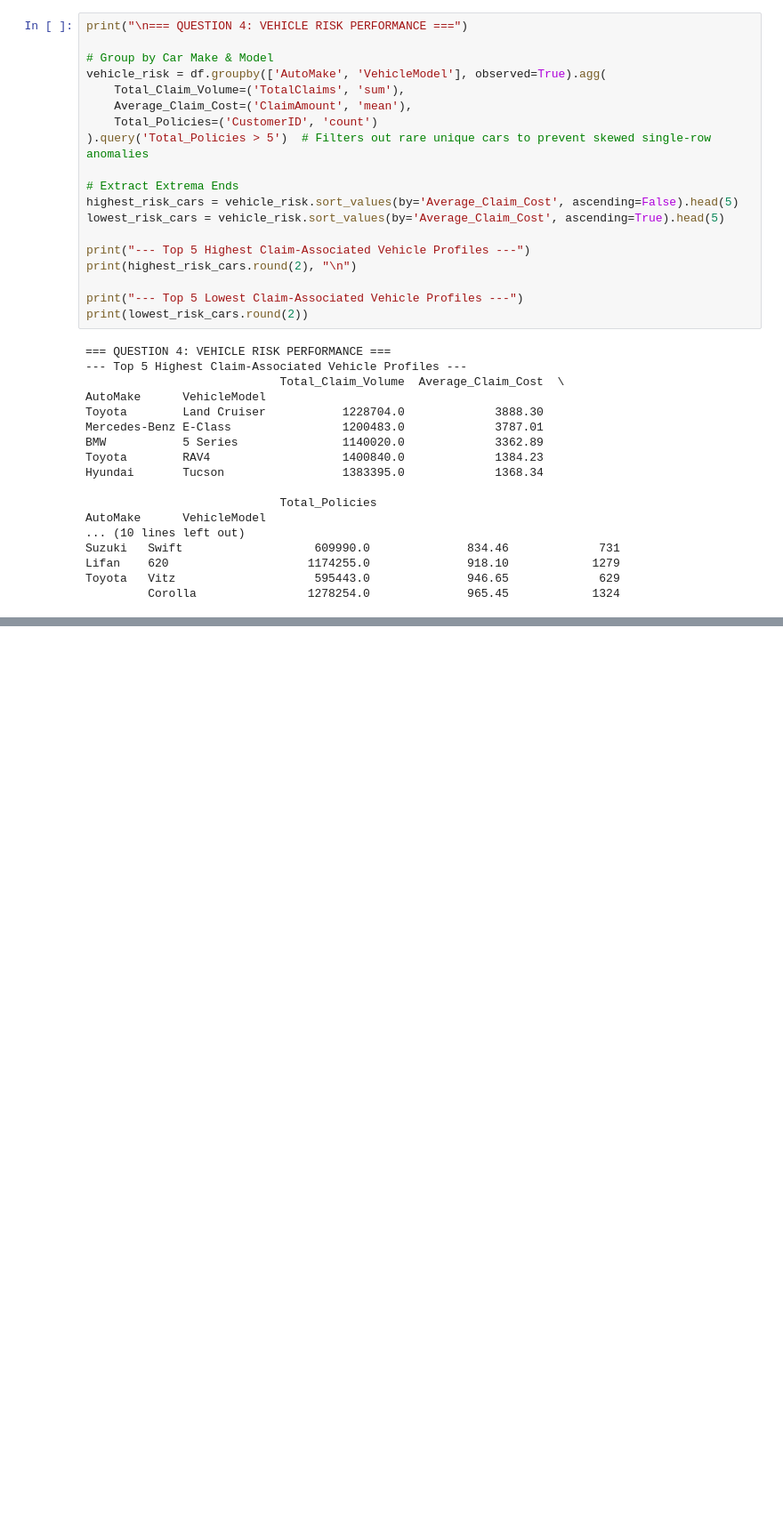
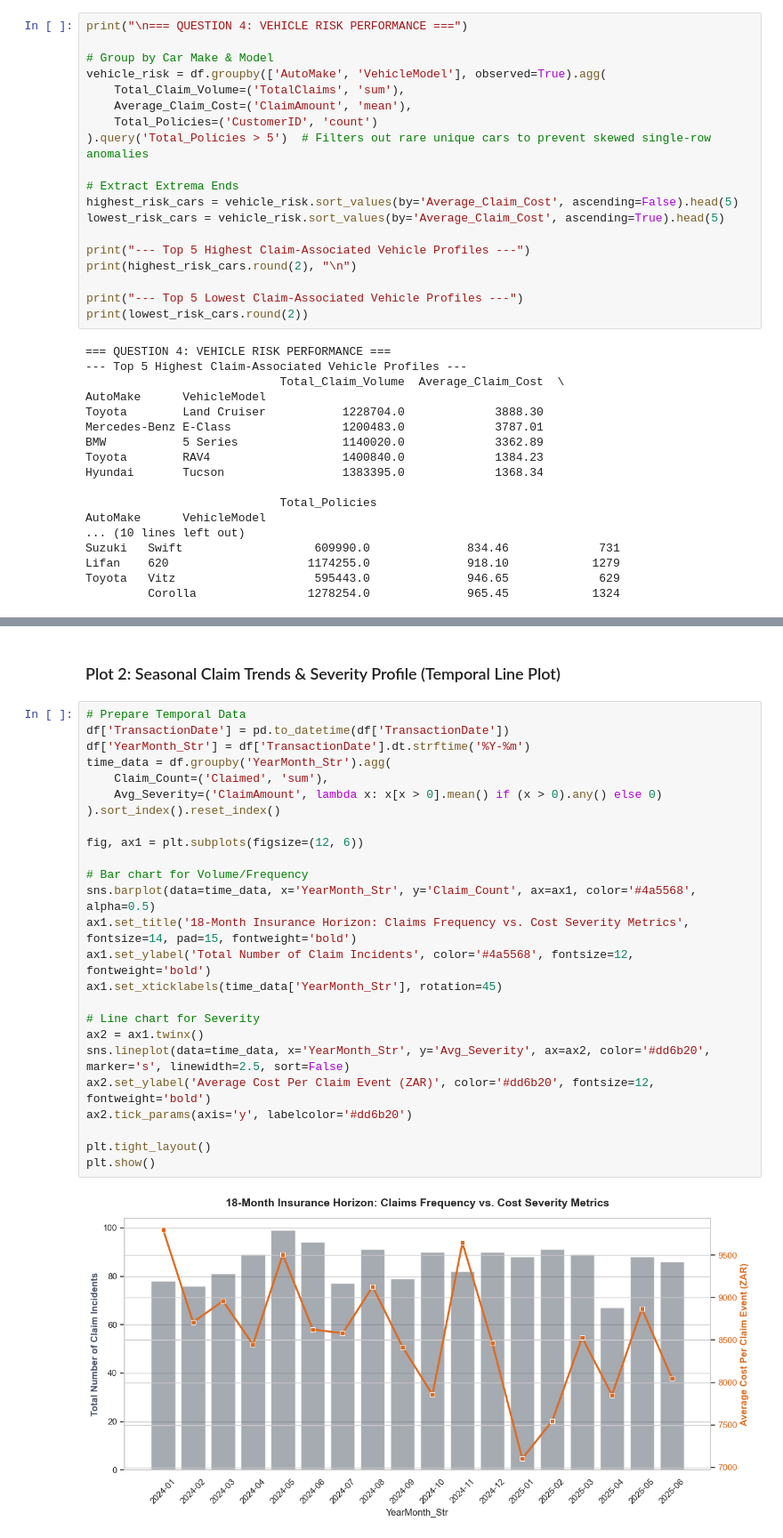
Before and after one commit to hk12214/insurance-risk-analytics, a Jupyter notebook: notebooks/01_eda.ipynb, the cells around one changed output, grey strips where cells are left out. Shown at 89% size. Drawn from its saved outputs; the diff is of its cells as text; blank space fills up the shorter version.

```diff
--- a/notebooks/01_eda.ipynb
+++ b/notebooks/01_eda.ipynb
@@ -370,0 +411,29 @@ Toyota   Vitz                    595443.0              946.65             629
+# %% [markdown]
+### Plot 2: Seasonal Claim Trends & Severity Profile (Temporal Line Plot)
+# %%
+# Prepare Temporal Data
+df['TransactionDate'] = pd.to_datetime(df['TransactionDate'])
+df['YearMonth_Str'] = df['TransactionDate'].dt.strftime('%Y-%m')
+time_data = df.groupby('YearMonth_Str').agg(
+    Claim_Count=('Claimed', 'sum'),
+    Avg_Severity=('ClaimAmount', lambda x: x[x > 0].mean() if (x > 0).any() else 0)
+).sort_index().reset_index()
+
+fig, ax1 = plt.subplots(figsize=(12, 6))
+
+# Bar chart for Volume/Frequency
+sns.barplot(data=time_data, x='YearMonth_Str', y='Claim_Count', ax=ax1, color='#4a5568', alpha=0.5)
+ax1.set_title('18-Month Insurance Horizon: Claims Frequency vs. Cost Severity Metrics', fontsize=14, pad=15, fontweight='bold')
+ax1.set_ylabel('Total Number of Claim Incidents', color='#4a5568', fontsize=12, fontweight='bold')
+ax1.set_xticklabels(time_data['YearMonth_Str'], rotation=45)
+
+# Line chart for Severity
+ax2 = ax1.twinx()
+sns.lineplot(data=time_data, x='YearMonth_Str', y='Avg_Severity', ax=ax2, color='#dd6b20', marker='s', linewidth=2.5, sort=False)
+ax2.set_ylabel('Average Cost Per Claim Event (ZAR)', color='#dd6b20', fontsize=12, fontweight='bold')
+ax2.tick_params(axis='y', labelcolor='#dd6b20')
+
+plt.tight_layout()
+plt.show()
+# %% [output]
+[figure, added]
```
Also changed, not shown: parts of 4 cells of this notebook.
